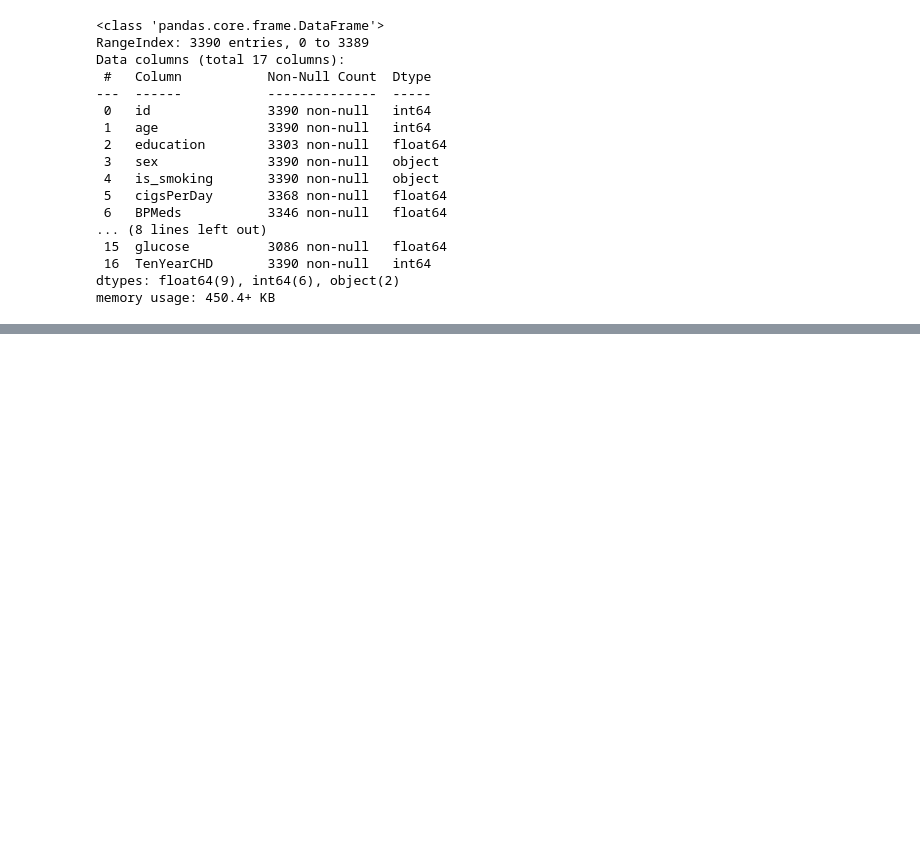
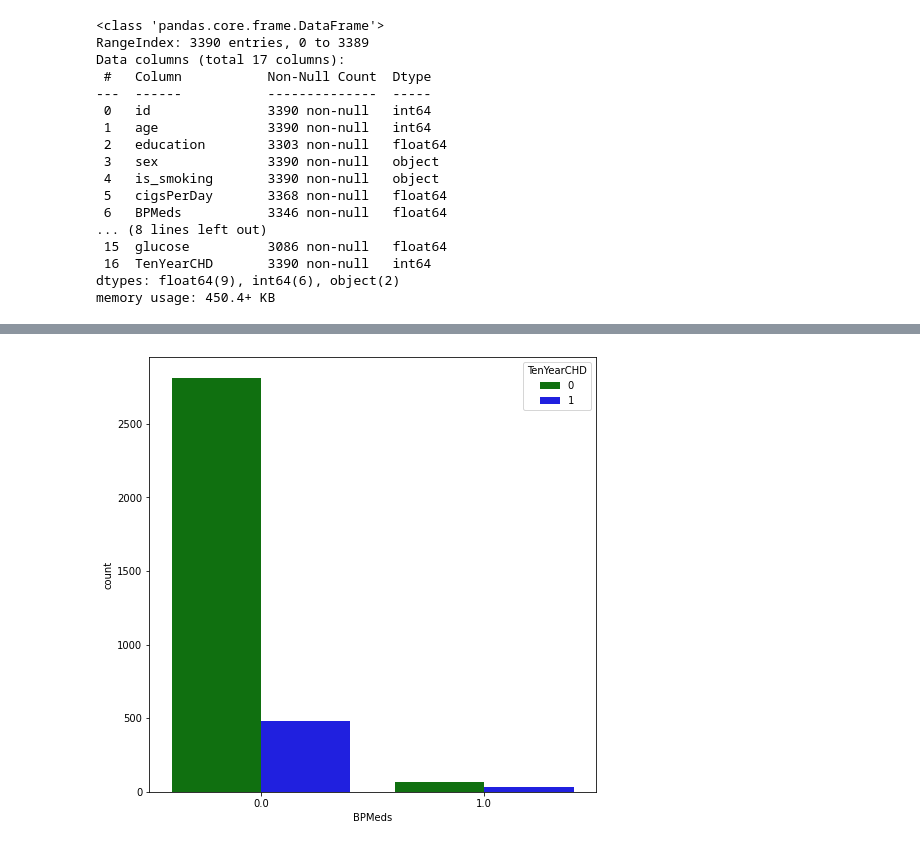
Before and after one commit to ameenattar92/Cardiovascular-Risk-Prediction, a Jupyter notebook: Pradip_Cardiovascular_Risk_Prediction.ipynb, the cells around one changed output, grey strips where cells are left out. Cells and saved outputs as stored; diff of their text form; code cells hidden in the pictures; blank space fills up the shorter version.

```diff
--- a/Pradip_Cardiovascular_Risk_Prediction.ipynb
+++ b/Pradip_Cardiovascular_Risk_Prediction.ipynb
@@ -79,3 +89,10 @@ Data columns (total 17 columns):
  16  TenYearCHD       3390 non-null   int64
 dtypes: float64(9), int64(6), object(2)
 memory usage: 450.4+ KB
+# %%
+# fill value with mode for qualitative values
+df['sex'].fillna(df['sex'].mode()[0], inplace=True)
+df['is_smoking'].fillna(df['is_smoking'].mode()[0], inplace=True)
+df['BPMeds'].fillna(df['BPMeds'].mode()[0], inplace=True)
+# fill values with mean for quantitative values
+df.fillna(df.mean(axis=0), inplace=True)
@@ -81,0 +120,7 @@ memory usage: 450.4+ KB
+# %%
+my_palette = {0 : 'Green' , 1 : 'Blue'}
+plt.figure(figsize = (8,8))
+sns.countplot(x = df['BPMeds'], hue = df['TenYearCHD'], palette = my_palette)
+plt.show()
+# %% [output]
+[figure, added]
```
Also changed, not shown: parts of 42 cells of this notebook.
